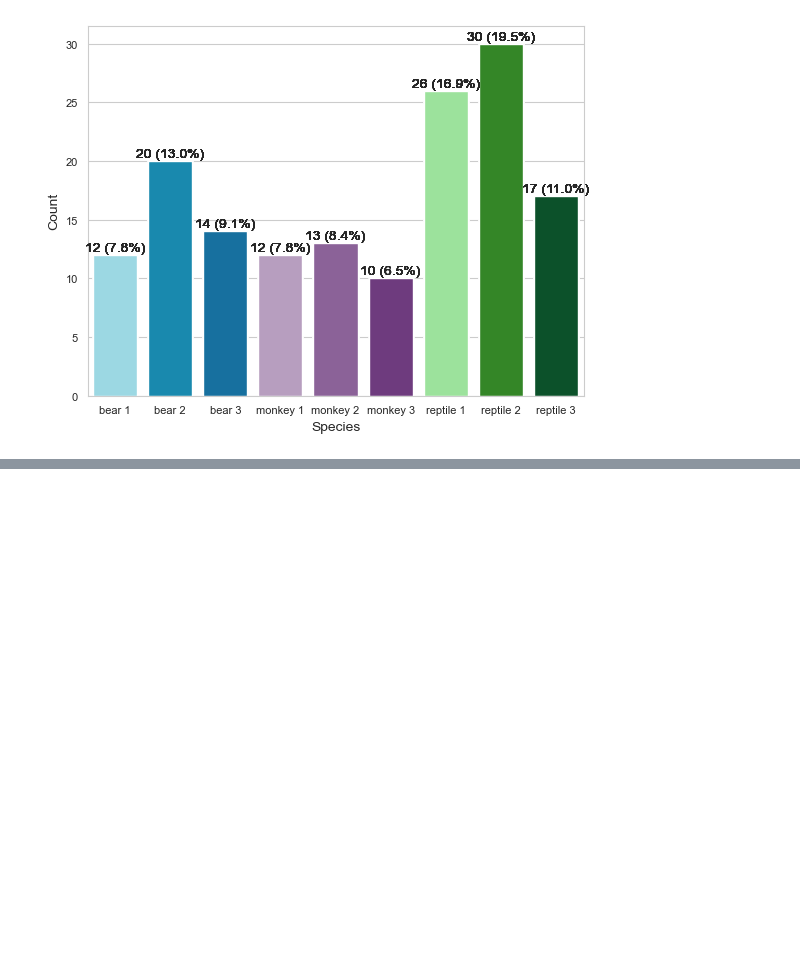
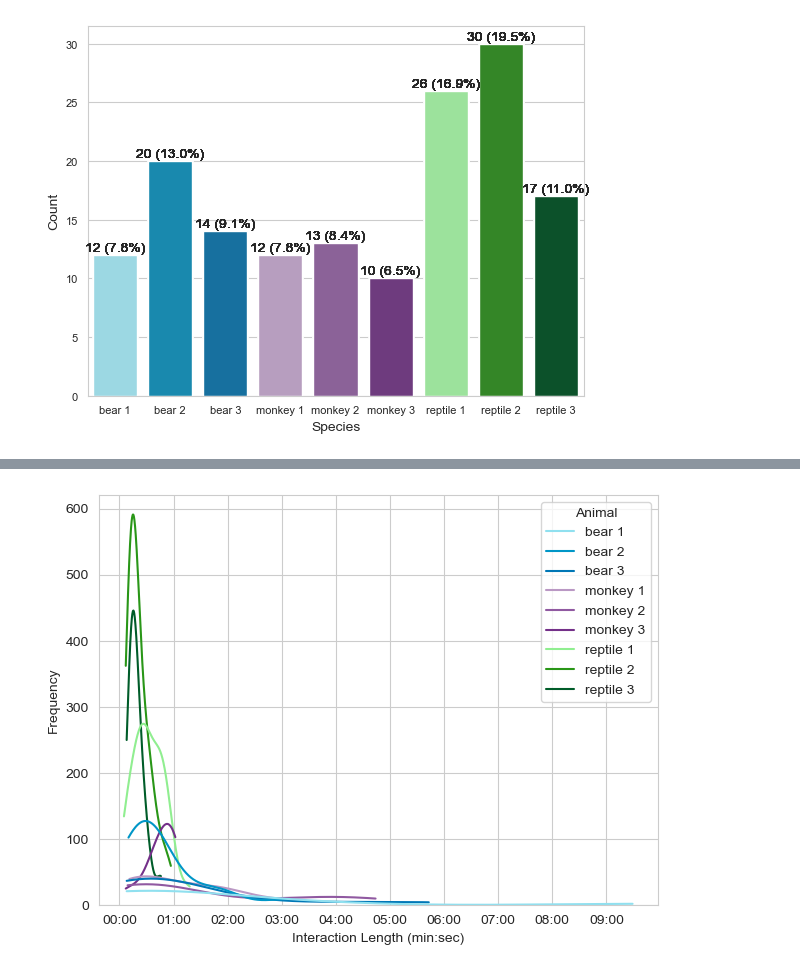
Before and after one commit to ayah825/zoo_interactions_cogs13proj, a Jupyter notebook: analysis.ipynb, the cells around one changed output, grey strips where cells are left out. Saved outputs shown, nothing was run; the diff lists cells and outputs as text; code cells hidden in the pictures; blank space fills up the shorter version.

```diff
--- a/analysis.ipynb
+++ b/analysis.ipynb
@@ -65,0 +100,14 @@ Passing `palette` without assigning `hue` is deprecated and will be removed in v
+# %%
+# graph of interaction length
+ax = sns.kdeplot(data, x="normalized_time", hue="Animal", cut=0, palette=custom_palette)
+plt.xlabel("Interaction Length (min:sec)")
+plt.ylabel("Frequency")
+
+# Set x-axis format to mm:ss
+ax.xaxis.set_major_formatter(dates.DateFormatter('%M:%S'))
+
+plt.tight_layout()
+
+plt.show()
+# %% [output]
+[figure, added]
```
Also changed, not shown: parts of 14 cells of this notebook.
